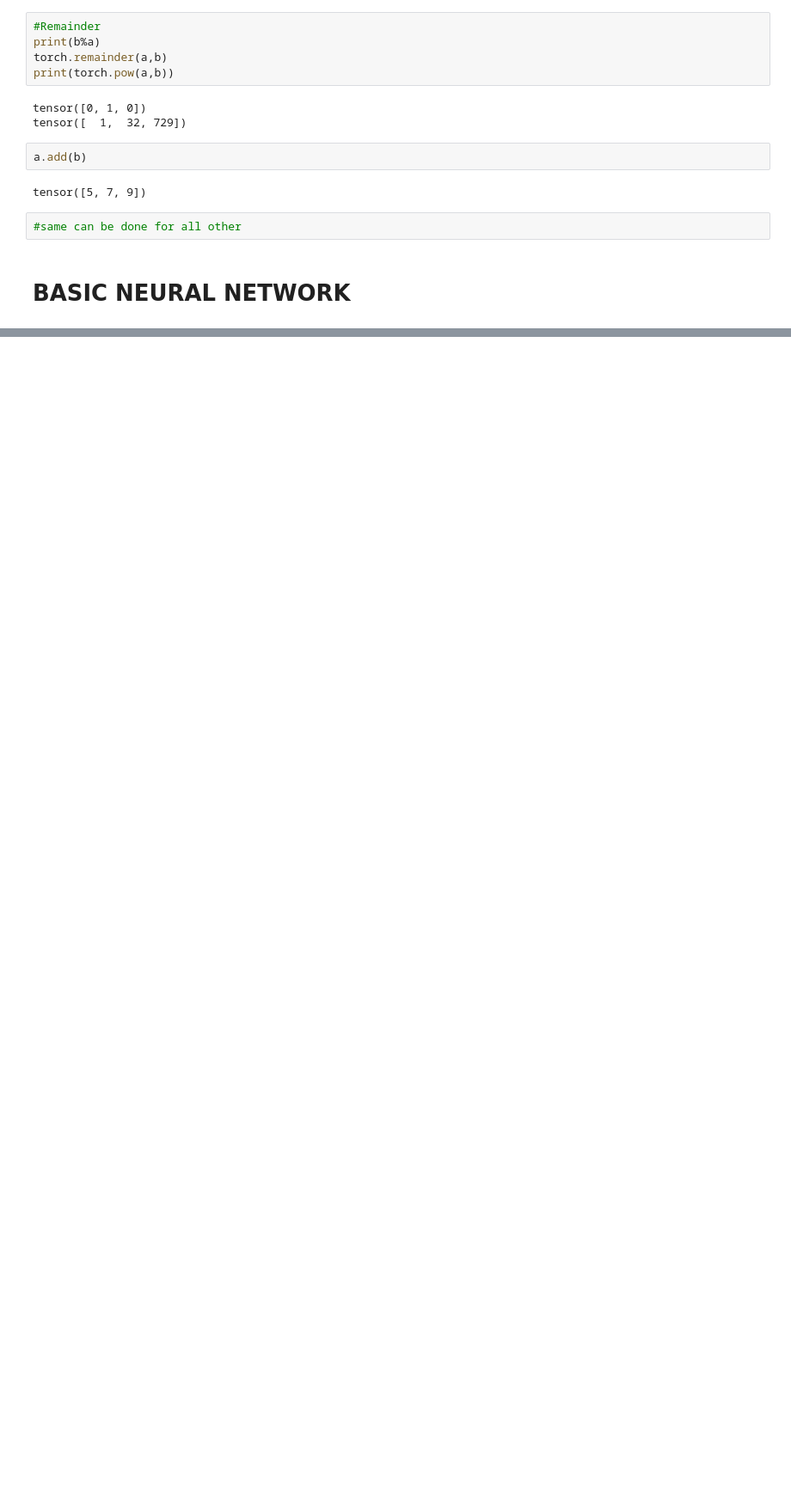
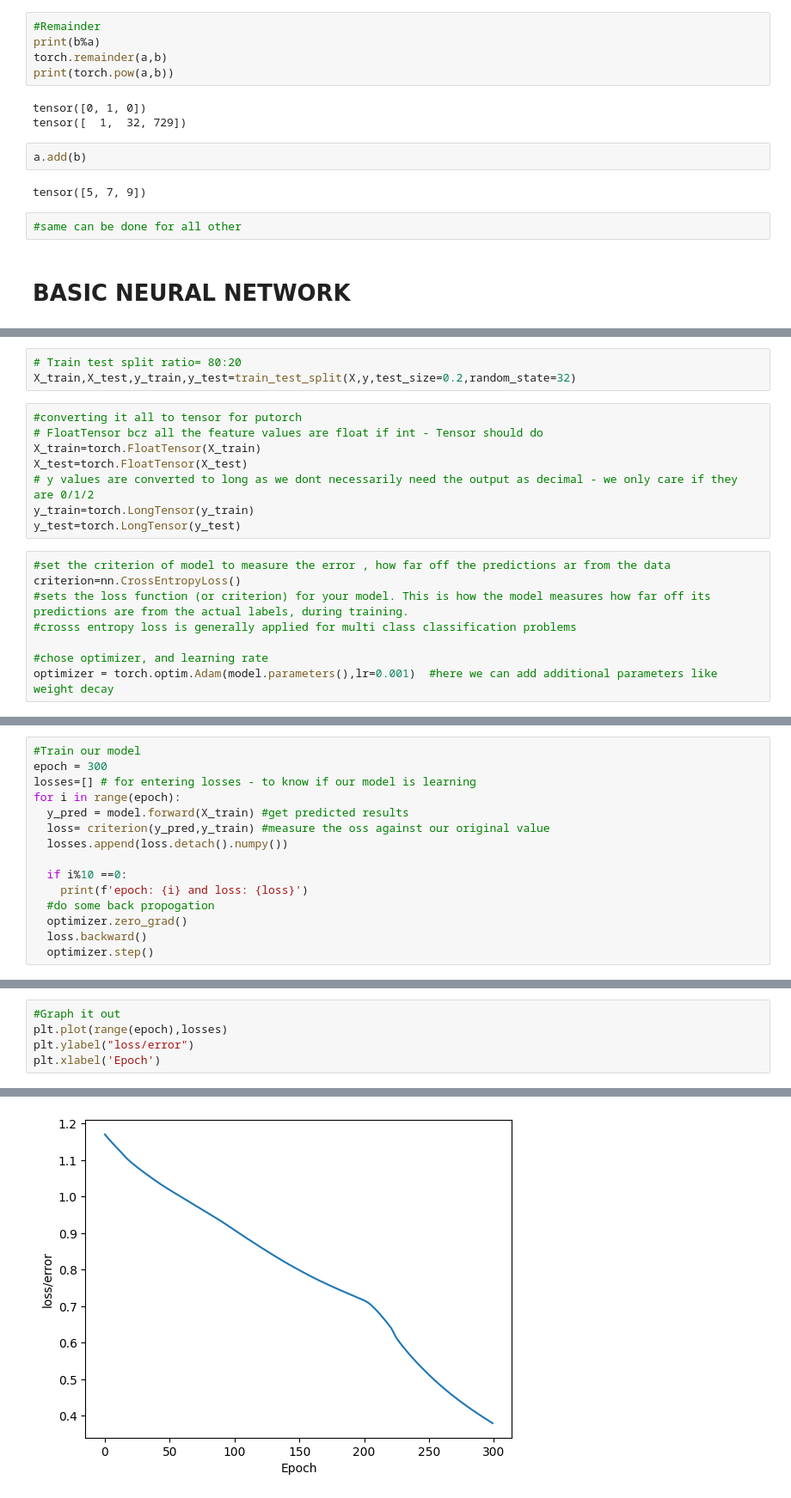
Before and after one commit to Gideon-Weasley/Pytorch_tutorial, a Jupyter notebook: tutorial.ipynb, the cells around one changed output, grey strips where cells are left out. Shown: that part at 86% size. Drawn from its saved outputs; the diff is of its cells as text; blank space fills up the shorter version.

Commit message:
Trained and Tested

```diff
--- a/tutorial.ipynb
+++ b/tutorial.ipynb
@@ -267,0 +569,19 @@ tensor([5, 7, 9])
+# %%
+# Train test split ratio= 80:20
+X_train,X_test,y_train,y_test=train_test_split(X,y,test_size=0.2,random_state=32)
+# %%
+#converting it all to tensor for putorch
+# FloatTensor bcz all the feature values are float if int - Tensor should do
+X_train=torch.FloatTensor(X_train)
+X_test=torch.FloatTensor(X_test)
+# y values are converted to long as we dont necessarily need the output as decimal - we only care if they are 0/1/2
+y_train=torch.LongTensor(y_train)
+y_test=torch.LongTensor(y_test)
+# %%
+#set the criterion of model to measure the error , how far off the predictions ar from the data
+criterion=nn.CrossEntropyLoss()
+#sets the loss function (or criterion) for your model. This is how the model measures how far off its predictions are from the actual labels, during training.
+#crosss entropy loss is generally applied for multi class classification problems
+
+#chose optimizer, and learning rate
+optimizer = torch.optim.Adam(model.parameters(),lr=0.001)  #here we can add additional parameters like weight decay
@@ -267,0 +596,15 @@ tensor([5, 7, 9])
+# %%
+#Train our model
+epoch = 300
+losses=[] # for entering losses - to know if our model is learning
+for i in range(epoch):
+  y_pred = model.forward(X_train) #get predicted results
+  loss= criterion(y_pred,y_train) #measure the oss against our original value
+  losses.append(loss.detach().numpy())
+
+  if i%10 ==0:
+    print(f'epoch: {i} and loss: {loss}')
+  #do some back propogation
+  optimizer.zero_grad()
+  loss.backward()
+  optimizer.step()
@@ -267,0 +677,6 @@ tensor([5, 7, 9])
+# %%
+#Graph it out
+plt.plot(range(epoch),losses)
+plt.ylabel("loss/error")
+plt.xlabel('Epoch')
+# %% [output]
@@ -267,0 +684 @@ tensor([5, 7, 9])
+[figure, added]
```
Also changed, not shown: parts of 29 cells of this notebook.
